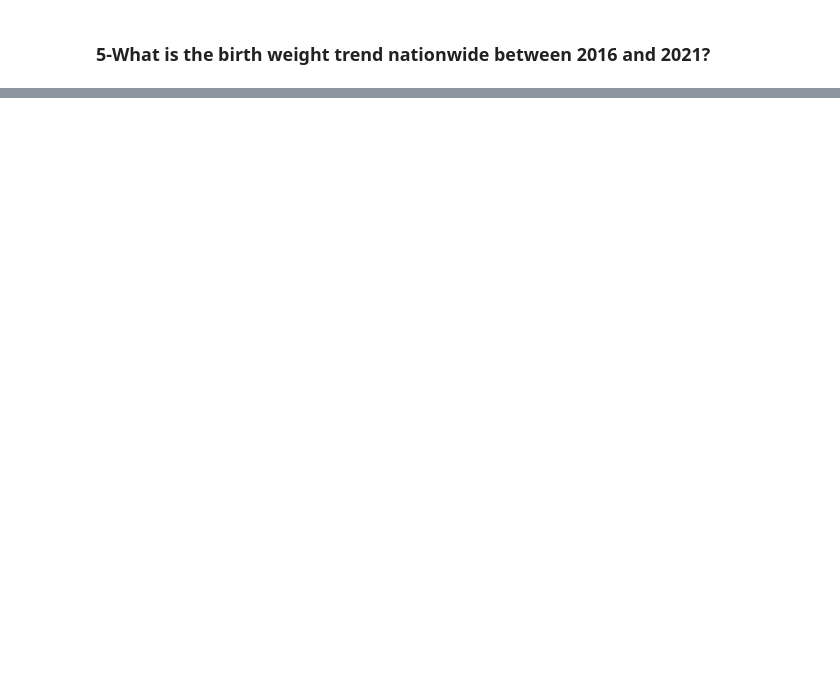
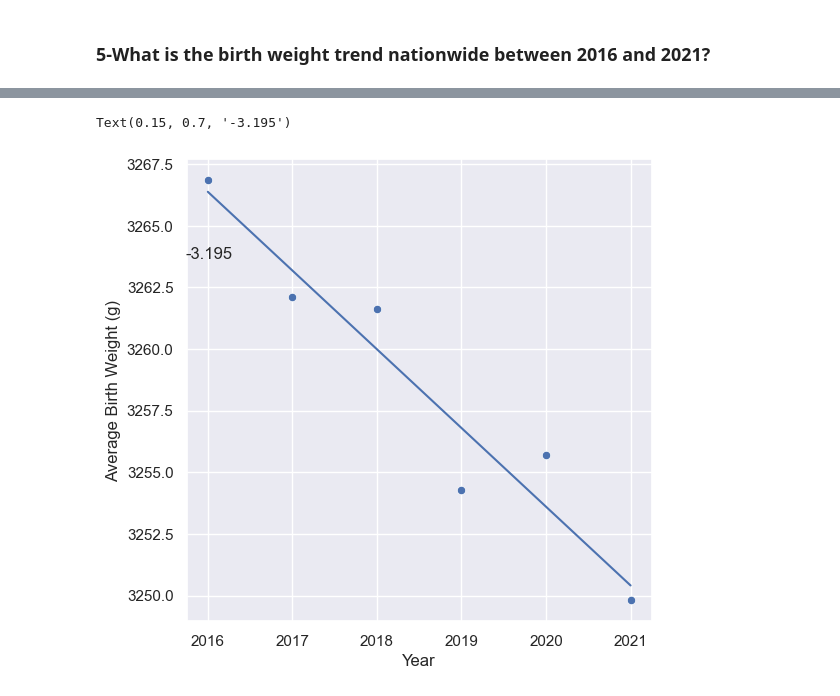
Before and after one commit to jLucas121/ISDA111, a Jupyter notebook: UsBirths.ipynb, the cells around one changed output, grey strips where cells are left out. Drawn from its saved outputs; the diff is of its cells as text; code cells hidden in the pictures; blank space fills up the shorter version.

Commit message:
Added Q5
Fixed scipy import stats on the header, added question 5

```diff
--- a/UsBirths.ipynb
+++ b/UsBirths.ipynb
@@ -250,2 +252,15 @@ plt.show()
 # %% [markdown]
 ### 5-What is the birth weight trend nationwide between 2016 and 2021?
+# %%
+#Average Birth Weight By Year
+avg_year_wgt = data.groupby(['Year']).agg(
+    #totalBirthWeight = ('Average Birth Weight (g)', lambda x: (x * data.loc[x.index, 'Number of Births']).sum()),
+    totalBirthWeight = ('Average Birth Weight (g)', lambda x: (x * data.loc[x.index, 'Number of Births']).sum()),
+    totalBirths = ('Number of Births', 'sum')
+)
+
+avg_year_wgt['Average Birth Weight (g)'] = avg_year_wgt['totalBirthWeight'] / avg_year_wgt['totalBirths']
+avg_year_wgt = avg_year_wgt.drop(columns = ['totalBirthWeight'])
+avg_year_wgt = avg_year_wgt.drop(columns = ['totalBirths'])
+
+avg_year_wgt.round(2)
@@ -251,0 +276,11 @@ plt.show()
+# %%
+plt.figure(figsize = (6,6))
+sns.set()
+Year = np.array([2016,2017,2018,2019,2020,2021])
+sns.scatterplot(data = avg_year_wgt, x = 'Year', y = 'Average Birth Weight (g)')
+slope, intercept, rvalue, pvalue, stderr = stats.linregress(Year,avg_year_wgt['Average Birth Weight (g)'])
+plt.plot(Year,slope*Year+intercept)
+plt.annotate(slope.round(3),xy = (0.15,0.7),xycoords = 'figure fraction')
+# %% [output]
+Text(0.15, 0.7, '-3.195')
+[figure, added]
```
Also changed, not shown: parts of 7 cells of this notebook.
